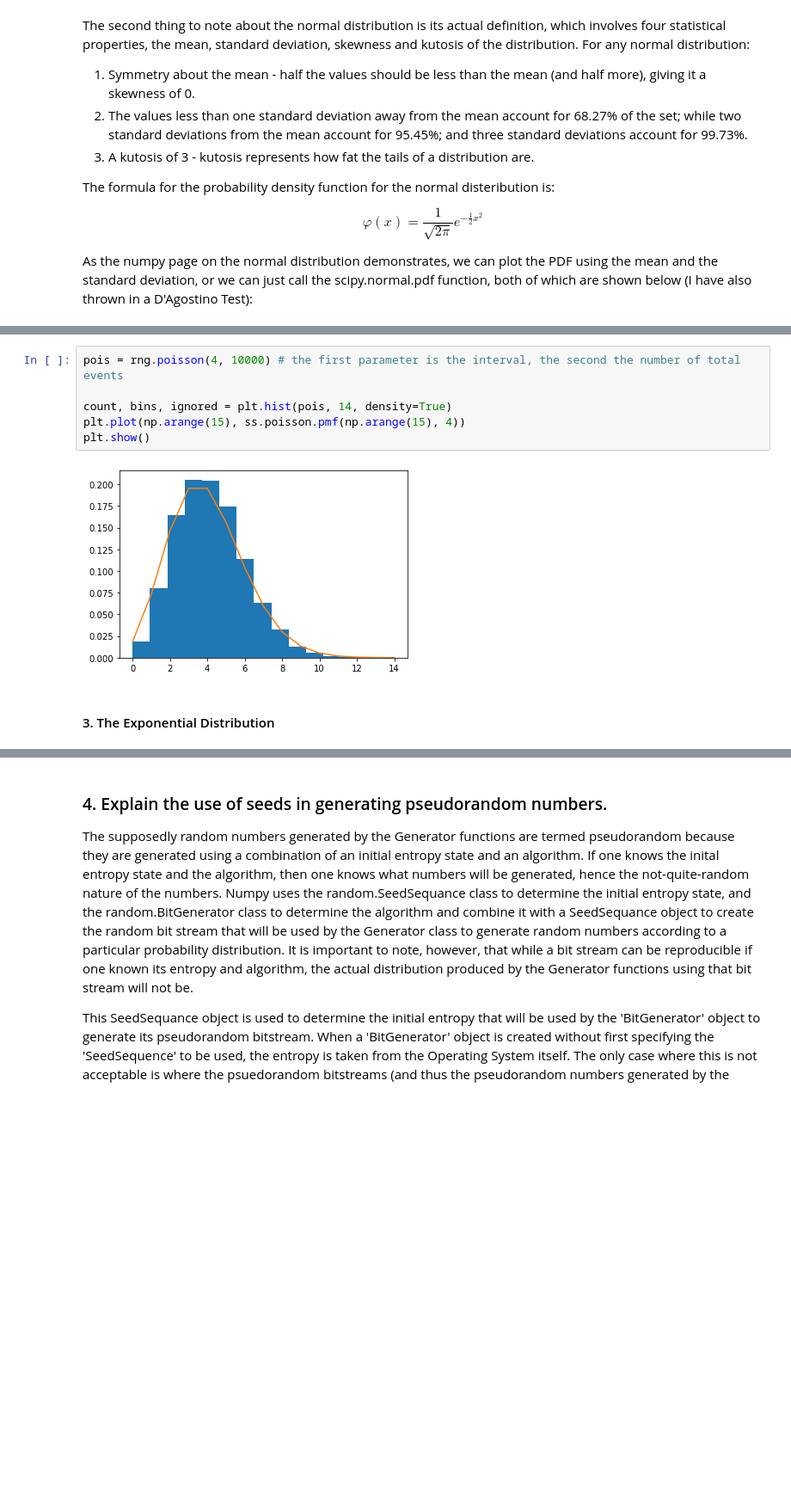
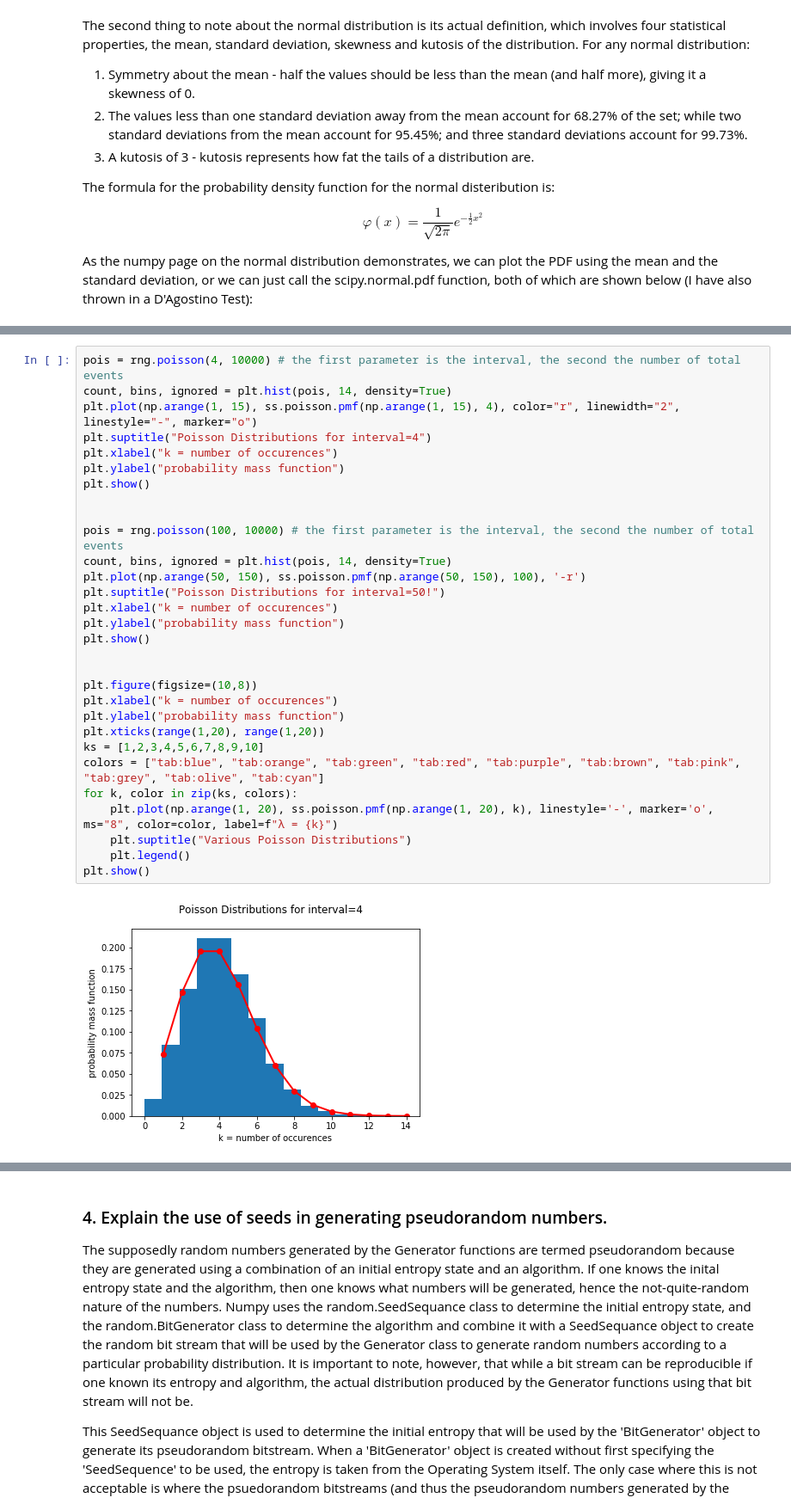
Before and after one commit to ashleycampion/GMIT_Programming_for_data_analysis_Assignment, a Jupyter notebook: Programming for Data Analysis - Assignment.ipynb, the cells around one changed output, grey strips where cells are left out. Shown: that part at 86% size. Saved outputs shown, nothing was run; the diff lists cells and outputs as text; blank space fills up the shorter version.

Commit message:
finishing Poisson

```diff
--- a/Programming for Data Analysis - Assignment.ipynb
+++ b/Programming for Data Analysis - Assignment.ipynb
@@ -472,10 +474,32 @@ where $k$ is the number of occurences of the event in question and $\lambda$ is
-# %%
-pois = rng.poisson(4, 10000) # the first parameter is the interval, the second the number of total events
-
-count, bins, ignored = plt.hist(pois, 14, density=True)
-plt.plot(np.arange(15), ss.poisson.pmf(np.arange(15), 4))
-plt.show()
-# %% [output]
-[figure, removed]
-# %% [markdown]
-#### 3.  The Exponential Distribution
+# %%
+pois = rng.poisson(4, 10000) # the first parameter is the interval, the second the number of total events
+count, bins, ignored = plt.hist(pois, 14, density=True)
+plt.plot(np.arange(1, 15), ss.poisson.pmf(np.arange(1, 15), 4), color="r", linewidth="2", linestyle="-", marker="o")
+plt.suptitle("Poisson Distributions for interval=4")
+plt.xlabel("k = number of occurences")
+plt.ylabel("probability mass function")
+plt.show()
+
+
+pois = rng.poisson(100, 10000) # the first parameter is the interval, the second the number of total events
+count, bins, ignored = plt.hist(pois, 14, density=True)
+plt.plot(np.arange(50, 150), ss.poisson.pmf(np.arange(50, 150), 100), '-r')
+plt.suptitle("Poisson Distributions for interval=50!")
+plt.xlabel("k = number of occurences")
+plt.ylabel("probability mass function")
+plt.show()
+
+
+plt.figure(figsize=(10,8))
+plt.xlabel("k = number of occurences")
+plt.ylabel("probability mass function")
+plt.xticks(range(1,20), range(1,20))
+ks = [1,2,3,4,5,6,7,8,9,10]
+colors = ["tab:blue", "tab:orange", "tab:green", "tab:red", "tab:purple", "tab:brown", "tab:pink", "tab:grey", "tab:olive", "tab:cyan"]
+for k, color in zip(ks, colors):
+    plt.plot(np.arange(1, 20), ss.poisson.pmf(np.arange(1, 20), k), linestyle='-', marker='o', ms="8", color=color, label=f"λ = {k}")
+    plt.suptitle("Various Poisson Distributions")
+    plt.legend()
+plt.show()
+# %% [output]
+[figure, added]
```
Also changed, not shown: parts of 16 cells of this notebook.
